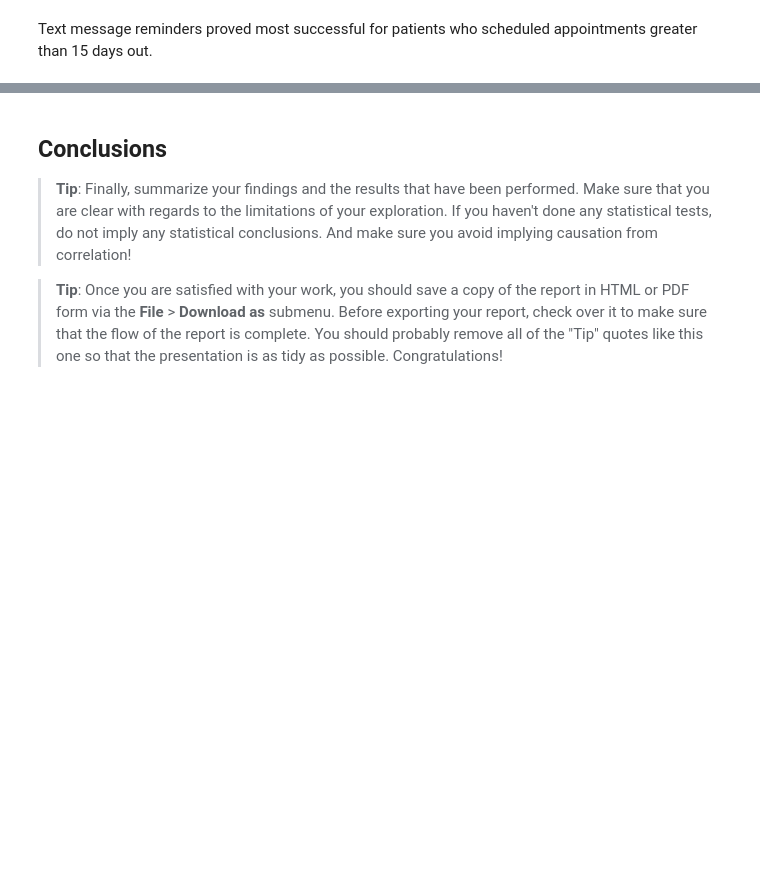
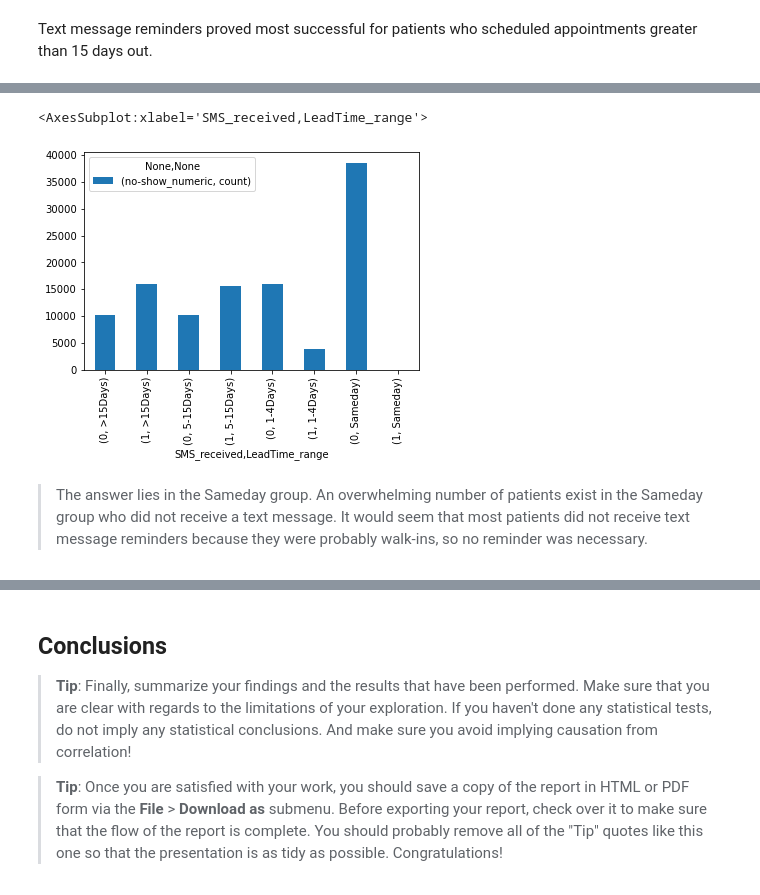
Before and after one commit to aaronschnider/medical-appointment-no-shows, a Jupyter notebook: Project - Medical Appointment No-Shows Analysis.ipynb, the cells around one changed output, grey strips where cells are left out. Cells and saved outputs as stored; diff of their text form; code cells hidden in the pictures; blank space fills up the shorter version.

```diff
--- a/Project - Medical Appointment No-Shows Analysis.ipynb
+++ b/Project - Medical Appointment No-Shows Analysis.ipynb
@@ -408,0 +437,4 @@ Text message reminders proved most successful for patients who scheduled appoint
+# %%
+# Let's look at the count of patients in each group.
+dfg2 = df[['SMS_received', 'LeadTime_range', 'no-show_numeric']].groupby(['SMS_received', 'LeadTime_range'], as_index=True).agg(['count']).sort_values(by='LeadTime_range', ascending=False)
+dfg2
@@ -408,0 +453,8 @@ Text message reminders proved most successful for patients who scheduled appoint
+# %%
+#Plot the results on a bar chart.
+dfg2.plot(kind='bar')
+# %% [output]
+<AxesSubplot:xlabel='SMS_received,LeadTime_range'>
+[figure, added]
+# %% [markdown]
+> The answer lies in the Sameday group.  An overwhelming number of patients exist in the Sameday group who did not receive a text message.  It would seem that most patients did not receive text message reminders because they were probably walk-ins, so no reminder was necessary.
```
Also changed, not shown: parts of 18 cells of this notebook.
